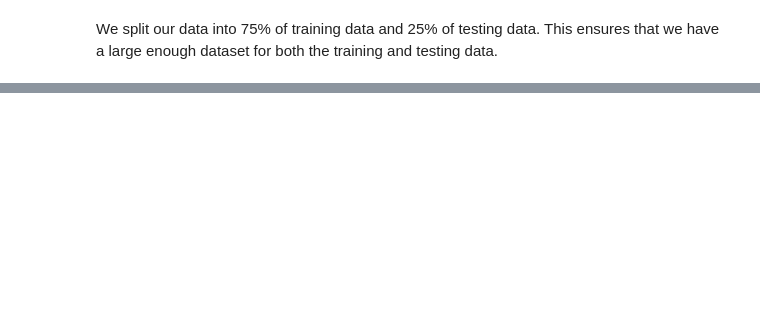
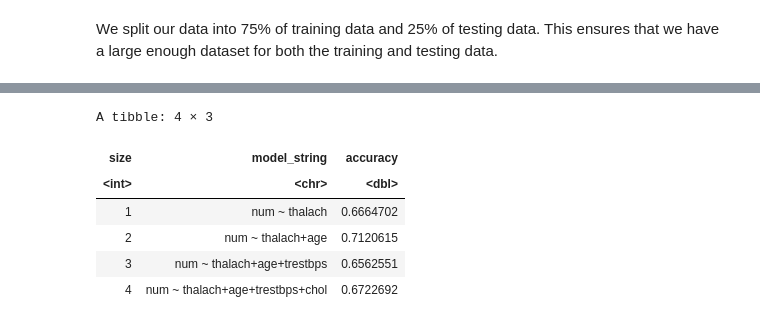
Before and after one commit to TracyGan/DSCI100, a Jupyter notebook: GroupReport.ipynb, the cells around one changed output, grey strips where cells are left out. Drawn from its saved outputs; the diff is of its cells as text; code cells hidden in the pictures; blank space fills up the shorter version.

```diff
--- a/GroupReport.ipynb
+++ b/GroupReport.ipynb
@@ -113,0 +122,78 @@ We split our data into 75% of training data and 25% of testing data. This ensure
+# %%
+# forward selection
+heart_subset <- heart_data |>
+    select(num, age, chol, thalach, trestbps, sex)
+
+names <- colnames(heart_subset |>
+                  select(age, chol, thalach, trestbps))
+
+example_formula <- paste("num", "~", paste(names, collapse="+"))
+
+# create a tibble to store results
+accuracies <- tibble(size = integer(),
+                     model_string = character(),
+                     accuracy = numeric())
+
+# create a model specification
+heart_model <- nearest_neighbor(weight_func = "rectangular", neighbors = tune()) |>
+            set_engine("kknn") |>
+            set_mode("classification")
+
+# create 10 fold cross validation object
+heart_vfold <- vfold_cv(heart_subset, v = 10, strata = num)
+
+# store the number of predictors
+n_total <- length(names)
+
+# stores selected predictors
+selected <- c()
+
+# for every size from 1 to the total number of predictors
+for (i in 1:n_total) {
+    accs <- list()
+    models <- list()
+    for (j in 1:length(names)) {
+        preds_new <- c(selected, names [[j]])
+        model_string <- paste("num", "~", paste(preds_new, collapse="+"))
+
+        #create a recipe from the model string
+        heart_recipe <- recipe(as.formula(model_string),
+                               data = heart_subset) |>
+                        step_scale(all_predictors()) |>
+                        step_center(all_predictors())
+
+        # tune the KNN classifier with these predictors,
+        # collect accuracy for the best K
+
+        acc <- workflow() |>
+        add_recipe(heart_recipe) |>
+        add_model(heart_model) |>
+        tune_grid(resamples = heart_vfold, grid = 10) |>
+        collect_metrics() |>
+        filter(.metric == "accuracy") |>
+        summarize(mx = max(mean))
+        acc <- acc$mx |> unlist()
+
+        # add this result to the dataframe
+
+        accs[[j]] <- acc
+        models[[j]] <- model_string
+
+    }
+    jstar <- which.max(unlist(accs))
+    accuracies <- accuracies |>
+        add_row(size = i,
+               model_string = models[[jstar]],
+               accuracy = accs[[jstar]])
+    selected <- c(selected, names [[jstar]])
+    names <- names[-jstar]
+}
+accuracies
+# %% [output]
+A tibble: 4 × 3
+| size | model_string | accuracy |
+| <int> | <chr> | <dbl> |
+| 1 | num ~ thalach | 0.6664702 |
+| 2 | num ~ thalach+age | 0.7120615 |
+| 3 | num ~ thalach+age+trestbps | 0.6562551 |
+| 4 | num ~ thalach+age+trestbps+chol | 0.6722692 |
```
Also changed, not shown: parts of 27 cells of this notebook.
